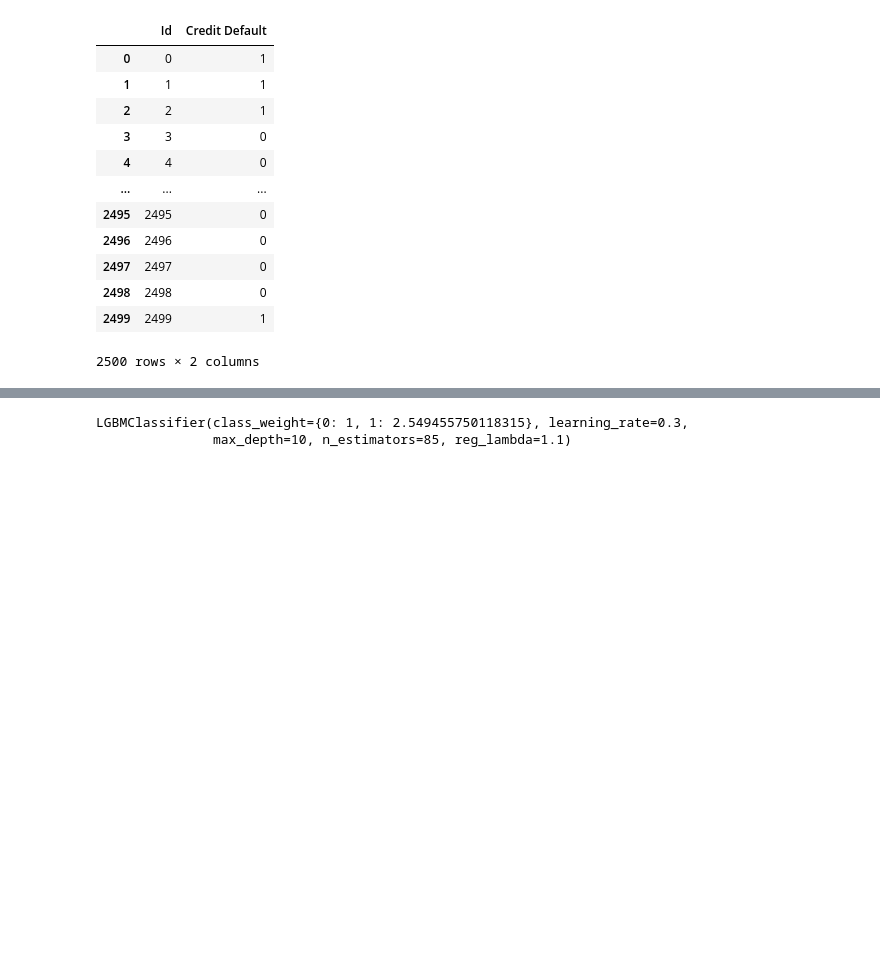
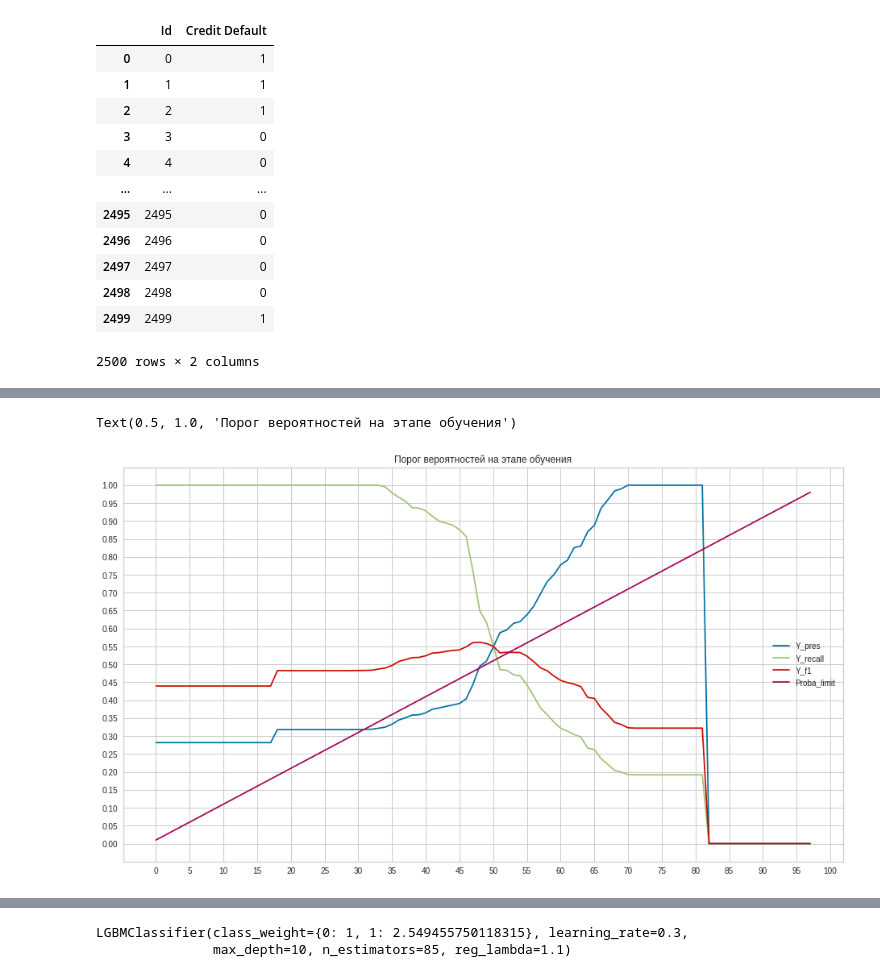
Before and after one commit to Segrey372017/gb_python_datascience_libs_p2, a Jupyter notebook: ssmirnov_python_dslibs2_termpaper.ipynb, the cells around one changed output, grey strips where cells are left out. Drawn from its saved outputs; the diff is of its cells as text; code cells hidden in the pictures; blank space fills up the shorter version.

Commit message:
Добавлен к некоторым моделям подбор порога вероятности для отнесения к целевому классу

```diff
--- a/ssmirnov_python_dslibs2_termpaper.ipynb
+++ b/ssmirnov_python_dslibs2_termpaper.ipynb
@@ -1658,0 +1666,5 @@ attemp.to_csv('sv_smirnov_lgbmc_unbalanced.csv', index = False, index_label= Fal
+# %%
+y_predict_proba = lgbmc.predict_proba(train[num_feats])
+# %%
+proba_data = pd.DataFrame(data = {'Proba': y_predict_proba[:,1], 'Y_pred' : np.zeros(train.shape[0]) }, index = train.index)
+proba_data
@@ -1658,0 +1687,15 @@ attemp.to_csv('sv_smirnov_lgbmc_unbalanced.csv', index = False, index_label= Fal
+# %%
+def fit_proba(proba_data, y_true):
+    p_lim = [i/100 for i in range(1,99,1)]
+    y_pres, y_rec, y_f1 = [], [], []
+    for pl in p_lim:
+        proba_data['Y_pred'].loc[proba_data['Proba'] >= pl] = 1
+        proba_data['Y_pred'].loc[proba_data['Proba'] < pl] = 0
+
+        y_pres.append(precision_score(y_true, proba_data.Y_pred))
+        y_rec.append(recall_score(y_true, proba_data.Y_pred))
+        y_f1.append(f1_score(y_true, proba_data.Y_pred))
+
+    return pd.DataFrame(data = {'Y_pres': y_pres, 'Y_recall': y_rec, 'Y_f1': y_f1, 'Proba_limit': p_lim})
+# %%
+train_score = fit_proba(proba_data, train[target_col])
@@ -1658,0 +1718,8 @@ attemp.to_csv('sv_smirnov_lgbmc_unbalanced.csv', index = False, index_label= Fal
+# %%
+train_score.plot(figsize = (16,9))
+plt.yticks([i/100 for i in range(0,105,5)])
+plt.xticks([i for i in range(0,105,5)])
+plt.title('Порог вероятностей на этапе обучения')
+# %% [output]
+Text(0.5, 1.0, 'Порог вероятностей на этапе обучения')
+[figure, added]
```
Also changed, not shown: parts of 32 cells of this notebook.
